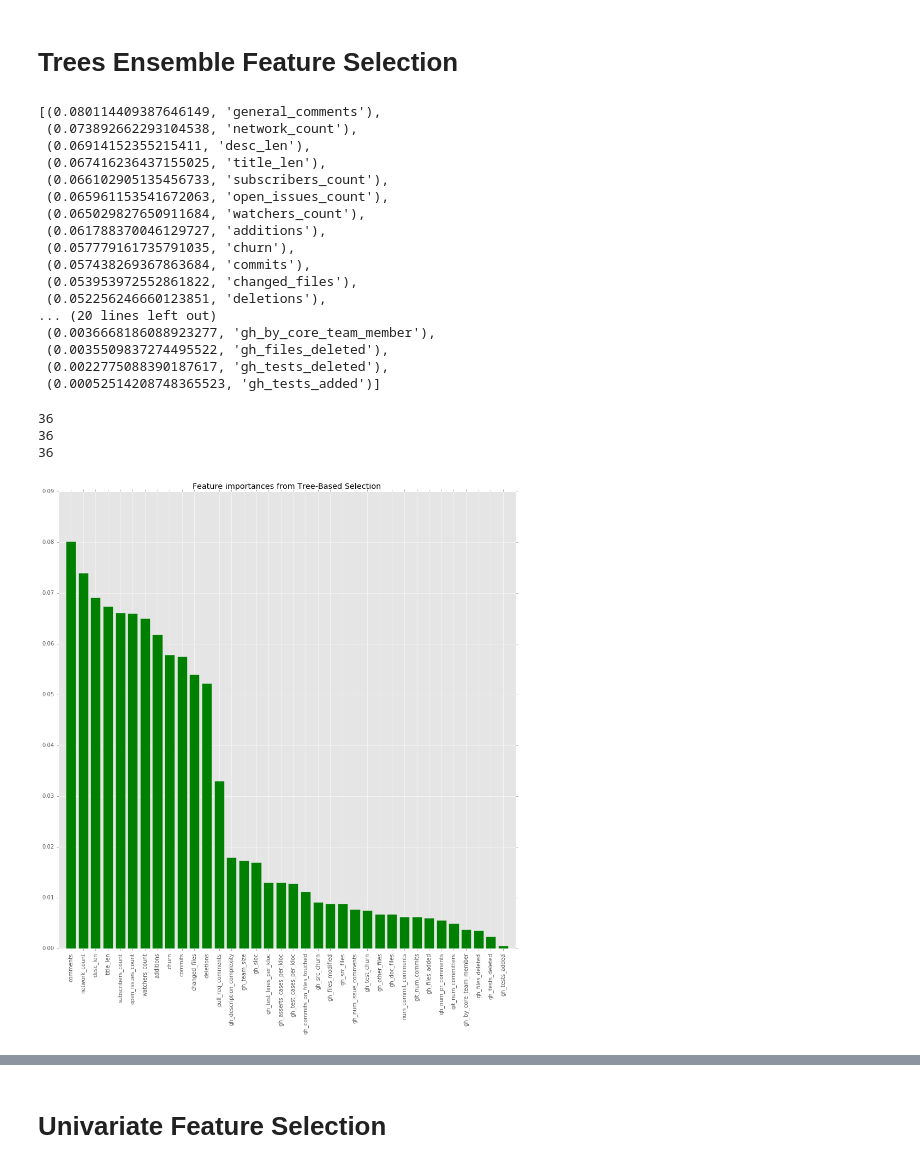
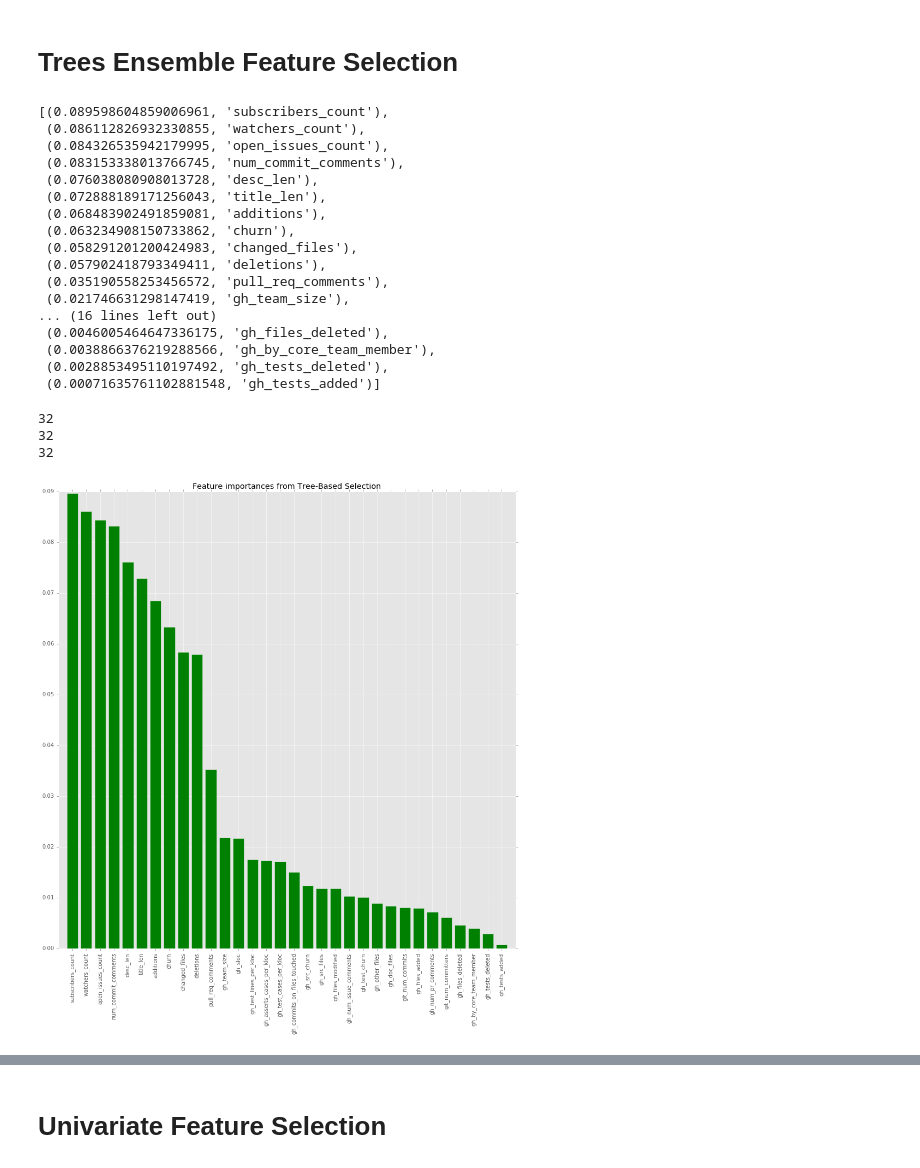
Before and after one commit to prudentprogrammer/Pull-Requests-Determinants, a Jupyter notebook: Pull Requests Determinants.ipynb, the cells around one changed output, grey strips where cells are left out. Drawn from its saved outputs; the diff is of its cells as text; code cells hidden in the pictures.

```diff
--- a/Pull Requests Determinants.ipynb
+++ b/Pull Requests Determinants.ipynb
@@ -9,7 +9,7 @@ import matplotlib.pyplot as plt
 %matplotlib inline
 plt.style.use('ggplot')
 # %%
-pull_req_data = pd.read_csv('./preprocessed_data_v3.csv')
+pull_req_data = pd.read_csv('./preprocessed_data_v4.csv')
 # %%
 pull_req_data.head(n=10)
 # %% [output]
@@ -32,3 +52,6 @@ pull_req_data.shape
+# %%
+pull_req_data['updated_at'] = pd.to_datetime(pull_req_data['updated_at'])
+pull_req_data = pull_req_data.sort_values(by='updated_at')
 # %% [markdown]
 # Part II: Basic Statistics
 # %%
@@ -87,7 +110,7 @@ array([1, 1, 0, ..., 1, 1, 1])
 # Drop these features because they are redundant / we dont need to feed them in the ML model
 # Note here:- We are removing delta_mins_merge and delta_mins_close because from the user's perspective
 # They are not controllable
-dropped_features = pull_req_data.drop(['delta_mins_merge', 'delta_mins_close', 'slug', 'Id', 'state', 'merged', 'merge_commit_sha'], axis=1)
+dropped_features = pull_req_data.drop(['updated_at', 'delta_mins_merge', 'delta_mins_close', 'slug', 'Id', 'state', 'merged', 'merge_commit_sha'], axis=1)
 X = dropped_features.as_matrix().astype(np.float)
 X.shape
 # %% [output]
@@ -199,46 +221,46 @@ for f in range(X.shape[1]):
 
 pprint.pprint(sorted(scores, reverse=True))
 # %% [output]
-[(0.080114409387646149, 'general_comments'),
- (0.073892662293104538, 'network_count'),
- (0.06914152355215411, 'desc_len'),
- (0.067416236437155025, 'title_len'),
- (0.066102905135456733, 'subscribers_count'),
- (0.065961153541672063, 'open_issues_count'),
- (0.065029827650911684, 'watchers_count'),
- (0.061788370046129727, 'additions'),
- (0.057779161735791035, 'churn'),
- (0.057438269367863684, 'commits'),
- (0.053953972552861822, 'changed_files'),
- (0.052256246660123851, 'deletions'),
-... (20 lines left out)
- (0.0036668186088923277, 'gh_by_core_team_member'),
- (0.0035509837274495522, 'gh_files_deleted'),
- (0.0022775088390187617, 'gh_tests_deleted'),
- (0.00052514208748365523, 'gh_tests_added')]
+[(0.089598604859006961, 'subscribers_count'),
+ (0.086112826932330855, 'watchers_count'),
+ (0.084326535942179995, 'open_issues_count'),
+ (0.083153338013766745, 'num_commit_comments'),
+ (0.076038080908013728, 'desc_len'),
+ (0.072888189171256043, 'title_len'),
+ (0.068483902491859081, 'additions'),
+ (0.063234908150733862, 'churn'),
+ (0.058291201200424983, 'changed_files'),
+ (0.057902418793349411, 'deletions'),
+ (0.035190558253456572, 'pull_req_comments'),
+ (0.021746631298147419, 'gh_team_size'),
+... (16 lines left out)
+ (0.0046005464647336175, 'gh_files_deleted'),
+ (0.0038866376219288566, 'gh_by_core_team_member'),
+ (0.0028853495110197492, 'gh_tests_deleted'),
+ (0.00071635761102881548, 'gh_tests_added')]
 # %%
 print X.shape[1]
 print len(indices)
 print len(names)
 # %% [output]
-36
-36
-36
+32
+32
+32
 # %%
 # Plot the feature importances of the forest
-feature_labels[0] = 'comments'
+#feature_labels[0] = 'pull_req_comments'
 plt.rcParams["figure.figsize"] = [15, 15]
 plt.figure()
 plt.title("Feature importances from Tree-Based Selection")
 plt.bar(range(X.shape[1]),
          importances[indices],
         color="g", align="center")
         #yerr=std[indices], align="center")
 plt.xticks(range(X.shape[1]), feature_labels, rotation=90)
 plt.xlim([-1, X.shape[1]])
 plt.show()
 # %% [output]
-[figure, old version]
+[figure, new version]
 # %%
 rand_for = RandomForestRegressor(n_estimators=50, max_depth=4)
 scores = []
```
Also changed, not shown: parts of 24 cells of this notebook, 2 other files.
